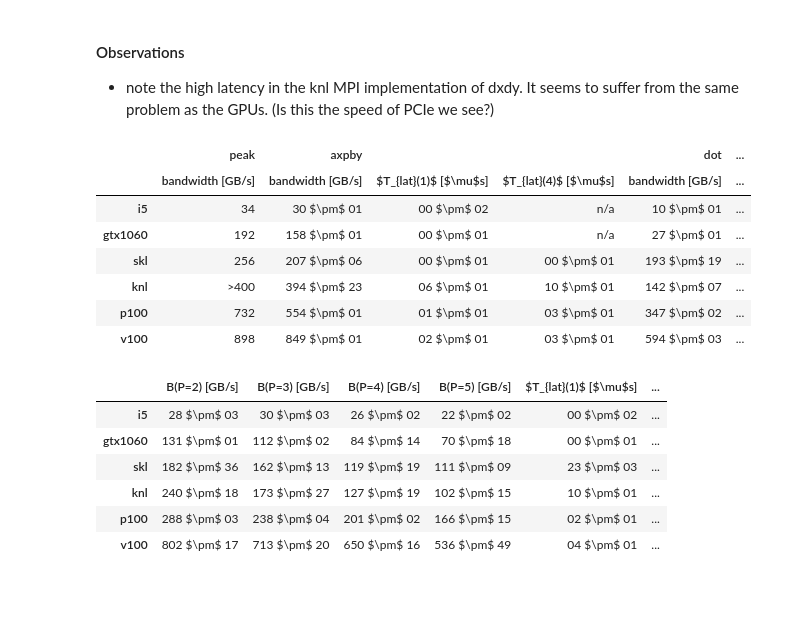
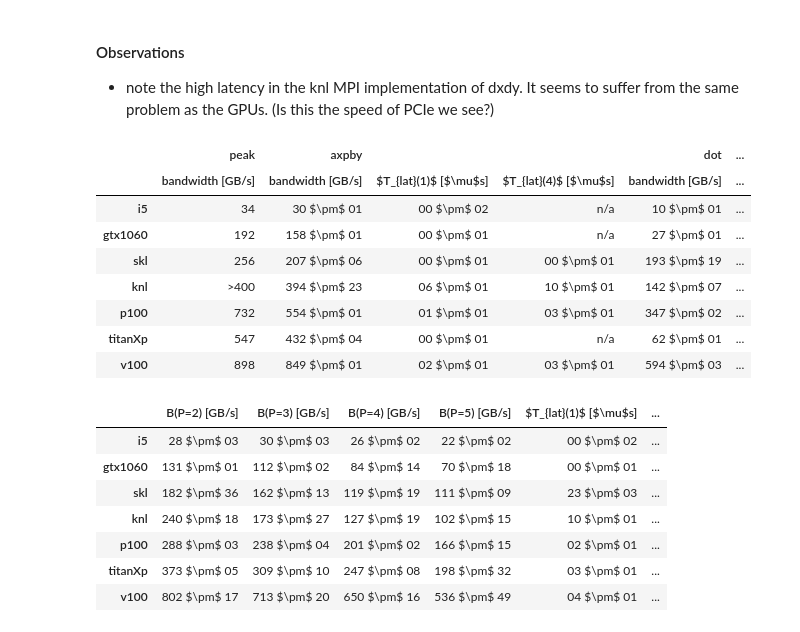
Before and after one commit to mwiesenberger/performance, a Jupyter notebook: 4-latencies-and-bandwidths.ipynb, the cells around one changed output. Drawn from its saved outputs; the diff is of its cells as text; code cells hidden in the pictures; blank space fills up the shorter version.

```diff
--- a/4-latencies-and-bandwidths.ipynb
+++ b/4-latencies-and-bandwidths.ipynb
@@ -22,6 +22,7 @@ files['knl_mpi4'] = ('knl',4)
 files['p100_mpi1'] = ('p100',1)
 files['p100_mpi2'] = ('p100',2)
 files['p100_mpi4'] = ('p100',4)
+files['titanxp'] = ('titanXp',1)
 files['v100_mpi1'] = ('v100',1)
 files['v100_mpi2'] = ('v100',2)
 files['v100_mpi4'] = ('v100',4)
@@ -180,6 +182,7 @@ nicetable.columns=drop
 #nicetable.set_index('arch')
 newindex=[('i5',1)]
 newindex.append(('gtx1060',1))
+newindex.append(('titanXp',1))
 for n in ['skl','knl']:
     for m in [1,2,4]:
         newindex.append((n,m))
@@ -209,7 +213,7 @@ nicetable
 |  | 2 | 03 ± 01 | 847 ± 05 | 37 ± 02 | 581 ± 11 | 50 ± 01 | 575 ± 94 | 49 ± 01 | 576 ± 81 | 47 ± 01 | 536 ± 82 | ... |
 |  | 4 | 03 ± 01 | 845 ± 02 | 35 ± 01 | 552 ± 11 | 67 ± 02 | 469 ± 57 | 67 ± 02 | 438 ± 115 | 68 ± 02 | 468 ± 80 | ... |
 # %%
-index = ['i5','gtx1060','skl','knl','p100','v100']
+index = ['i5','gtx1060','skl','knl','p100','titanXp','v100']
 lines = []
 for arch in  index:
     line = []
@@ -221,7 +225,7 @@ for arch in  index:
     for n in ['axpby','dot','dxdy2'] :
         line.append( arr.loc[(arch,1),(n,'lat','corr')] )
         line.append( arr.loc[(arch,1),(n,'lat','std')])
-        if arch == 'i5' or arch == 'gtx1060':
+        if arch == 'i5' or arch == 'gtx1060' or arch == 'titanXp':
             line.append(None)
             line.append(None)
         else:
@@ -259,7 +264,7 @@ test
 #### Observations
 - note the high latency in the knl MPI implementation of dxdy. It seems to suffer from the same problem as the GPUs. (Is this the speed of PCIe we see?)
 # %%
-#index = ['i5','gtx1060','skl','knl','p100','v100']
+#index = ['i5','gtx1060','titanXp', 'skl','knl','p100','v100']
 
 lines = []
 for arch in  index:
@@ -271,7 +276,7 @@ for arch in  index:
         lat1_err = arr.loc[(arch,1),(n,'lat','std')]
         line.append( toString( bw)+" $\pm$ "+toString(bw_err))
         line.append( toString( lat1)+" $\pm$ "+toString(lat1_err) )
-        if arch == 'i5' or arch == 'gtx1060':
+        if arch == 'i5' or arch == 'gtx1060' or arch == 'titanXp':
             line.append(toString(None))
         else:
             if (n == 'dot') or (n == 'axpby'):
@@ -288,34 +293,35 @@ for arch in  index:
 tuples=[]
 
 
 for p in ['axpby','dot','B(P=2)','B(P=3)','B(P=4)','B(P=5)']:
     #for q in ['efficiency [\% bw]','lat s [us]','lat d [us]']:
     for q in ['bandwidth [GB/s]','$T_{lat}(1)$ [$\mu$s]','$T_{lat}(4)$ [$\mu$s]']:
         tuples.append((p,q))
 tuples[0] = ('axpby','bandwidth [GB/s]')
 
 
 cols=pd.MultiIndex.from_tuples(tuples)
 
 toDisk = pd.DataFrame(lines, index=index, columns=cols)
-theo = [34,192,256,'>400',732,898]
+theo = [34,192,256,'>400',732,547,898]
 toDisk.insert(0,('peak','bandwidth [GB/s]'),theo)
 pd.set_option('display.float_format', lambda x: '%.0f' % x)
 filename='axpby-dot.tex'
 with open(filename, 'wb') as f:
     f.write(bytes(toDisk.iloc[:,0:7].to_latex(
         escape=False,
         column_format='@{}lp{1.5cm}p{1.5cm}p{1.2cm}p{1.2cm}p{1.5cm}p{1.2cm}p{1.4cm}@{}',
         bold_rows=True),'UTF-8'))
 toDisk.iloc[:,0:7]
 # %% [output]
 |  | peak | axpby |  |  | dot | ... |
 |  | bandwidth [GB/s] | bandwidth [GB/s] | $T_{lat}(1)$ [$\mu$s] | $T_{lat}(4)$ [$\mu$s] | bandwidth [GB/s] | ... |
 | i5 | 34 | 30 $\pm$ 01 | 00 $\pm$ 02 | n/a | 10 $\pm$ 01 | ... |
 | gtx1060 | 192 | 158 $\pm$ 01 | 00 $\pm$ 01 | n/a | 27 $\pm$ 01 | ... |
 | skl | 256 | 207 $\pm$ 06 | 00 $\pm$ 01 | 00 $\pm$ 01 | 193 $\pm$ 19 | ... |
 | knl | >400 | 394 $\pm$ 23 | 06 $\pm$ 01 | 10 $\pm$ 01 | 142 $\pm$ 07 | ... |
 | p100 | 732 | 554 $\pm$ 01 | 01 $\pm$ 01 | 03 $\pm$ 01 | 347 $\pm$ 02 | ... |
+| titanXp | 547 | 432 $\pm$ 04 | 00 $\pm$ 01 | n/a | 62 $\pm$ 01 | ... |
 | v100 | 898 | 849 $\pm$ 01 | 02 $\pm$ 01 | 03 $\pm$ 01 | 594 $\pm$ 03 | ... |
 # %%
 dxdy = toDisk.loc[:,[('B(P=2)','bandwidth [GB/s]'),
@@ -344,4 +350,5 @@ dxdy
 | skl | 182 $\pm$ 36 | 162 $\pm$ 13 | 119 $\pm$ 19 | 111 $\pm$ 09 | 23 $\pm$ 03 | ... |
 | knl | 240 $\pm$ 18 | 173 $\pm$ 27 | 127 $\pm$ 19 | 102 $\pm$ 15 | 10 $\pm$ 01 | ... |
 | p100 | 288 $\pm$ 03 | 238 $\pm$ 04 | 201 $\pm$ 02 | 166 $\pm$ 15 | 02 $\pm$ 01 | ... |
+| titanXp | 373 $\pm$ 05 | 309 $\pm$ 10 | 247 $\pm$ 08 | 198 $\pm$ 32 | 03 $\pm$ 01 | ... |
 | v100 | 802 $\pm$ 17 | 713 $\pm$ 20 | 650 $\pm$ 16 | 536 $\pm$ 49 | 04 $\pm$ 01 | ... |
```
Also changed, not shown: parts of 3 cells of this notebook, 1 other file.
